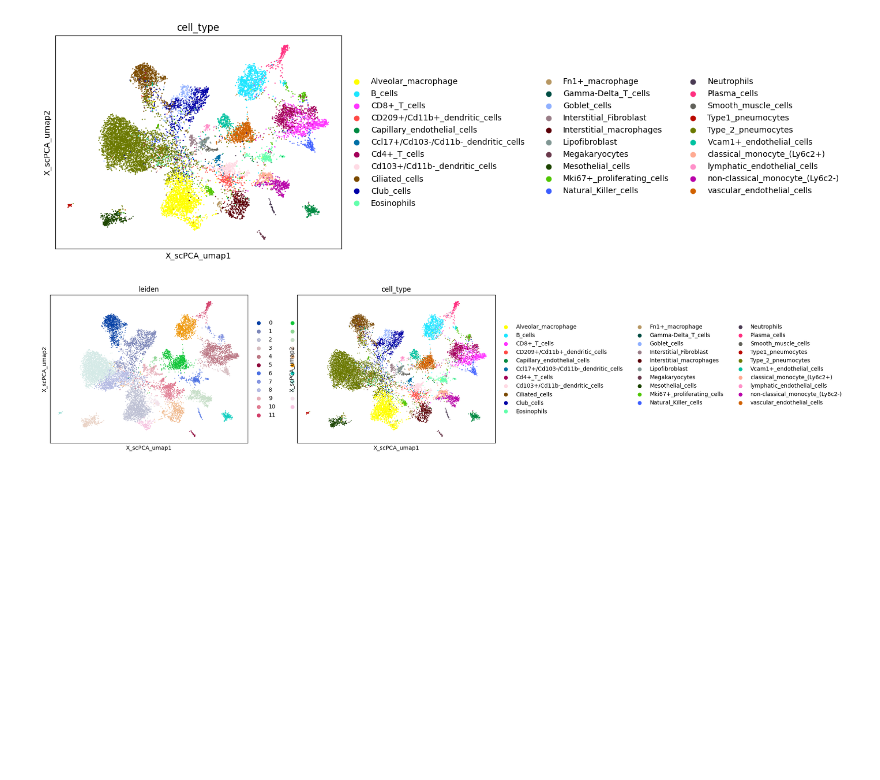
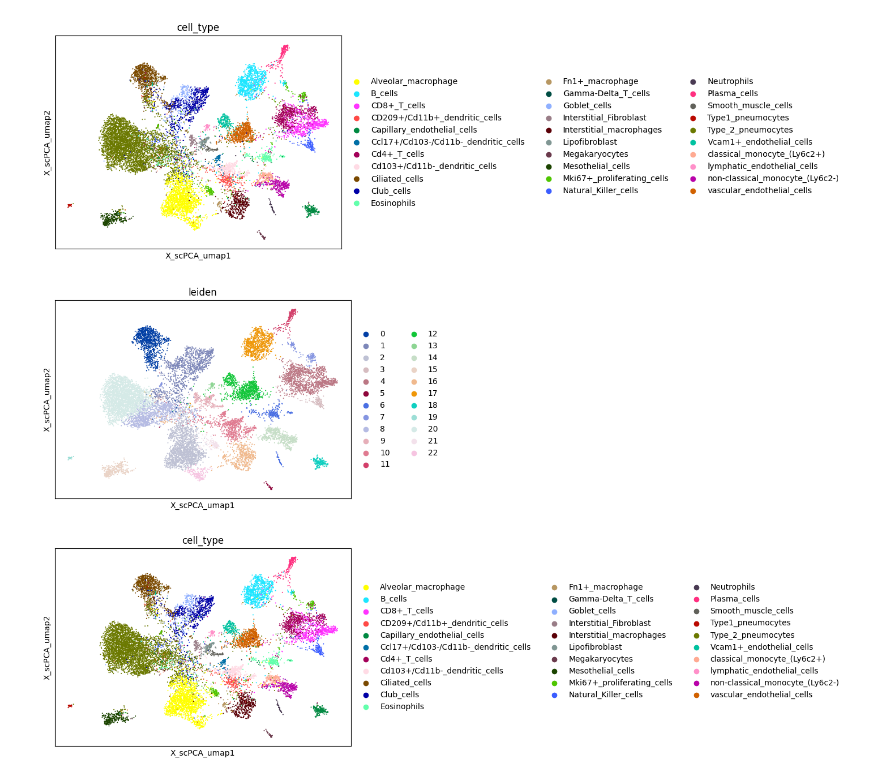
Before and after one commit to sagar87/scllm, a Jupyter notebook: docs/notebooks/cell_types.ipynb, the cells around one changed output. Cells and saved outputs as stored; diff of their text form; code cells hidden in the pictures; blank space fills up the shorter version.

```diff
--- a/docs/notebooks/cell_types.ipynb
+++ b/docs/notebooks/cell_types.ipynb
@@ -44,3 +46,3 @@ sc.pl.umap(pbmc, color=['scllm_annotation', 'louvain'])
 # %%
-ang = sc.read_h5ad('/Users/harald/Downloads/umap_1.h5ad')
+angelidis = sc.read_h5ad('/Users/harald/Downloads/umap_1.h5ad')
 # %%
@@ -54,4 +54,4 @@ sc.tl.leiden(ang, flavor="igraph", n_iterations=2)
 # %%
-sc.pl.embedding(ang, basis='X_scPCA_umap', color=['leiden', 'cell_type'])
+sc.pl.embedding(angelidis, basis='X_scPCA_umap', color=['leiden', 'cell_type'], ncols=1)
 # %% [output]
-[figure, old version]
+[figure, new version]
```
Also changed, not shown: parts of 9 cells of this notebook, 1 other file.
